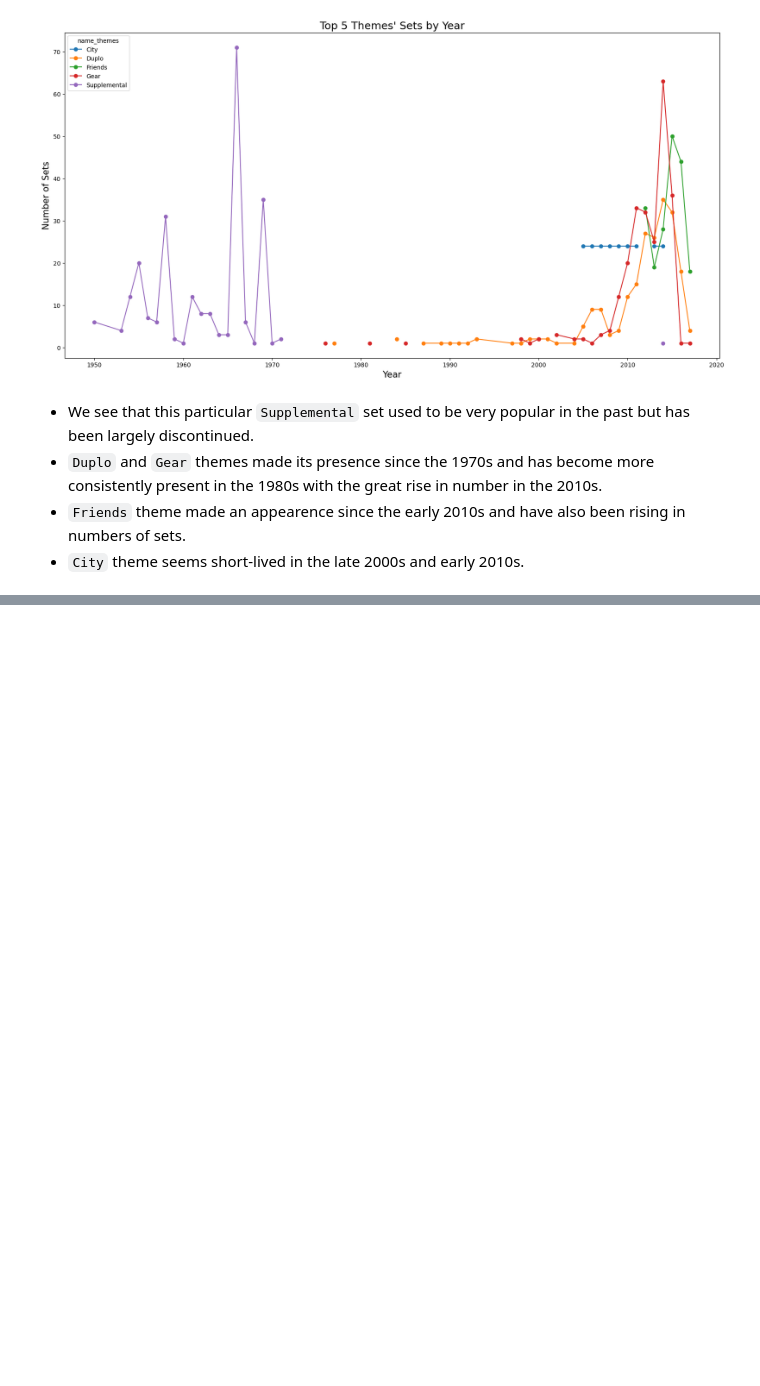
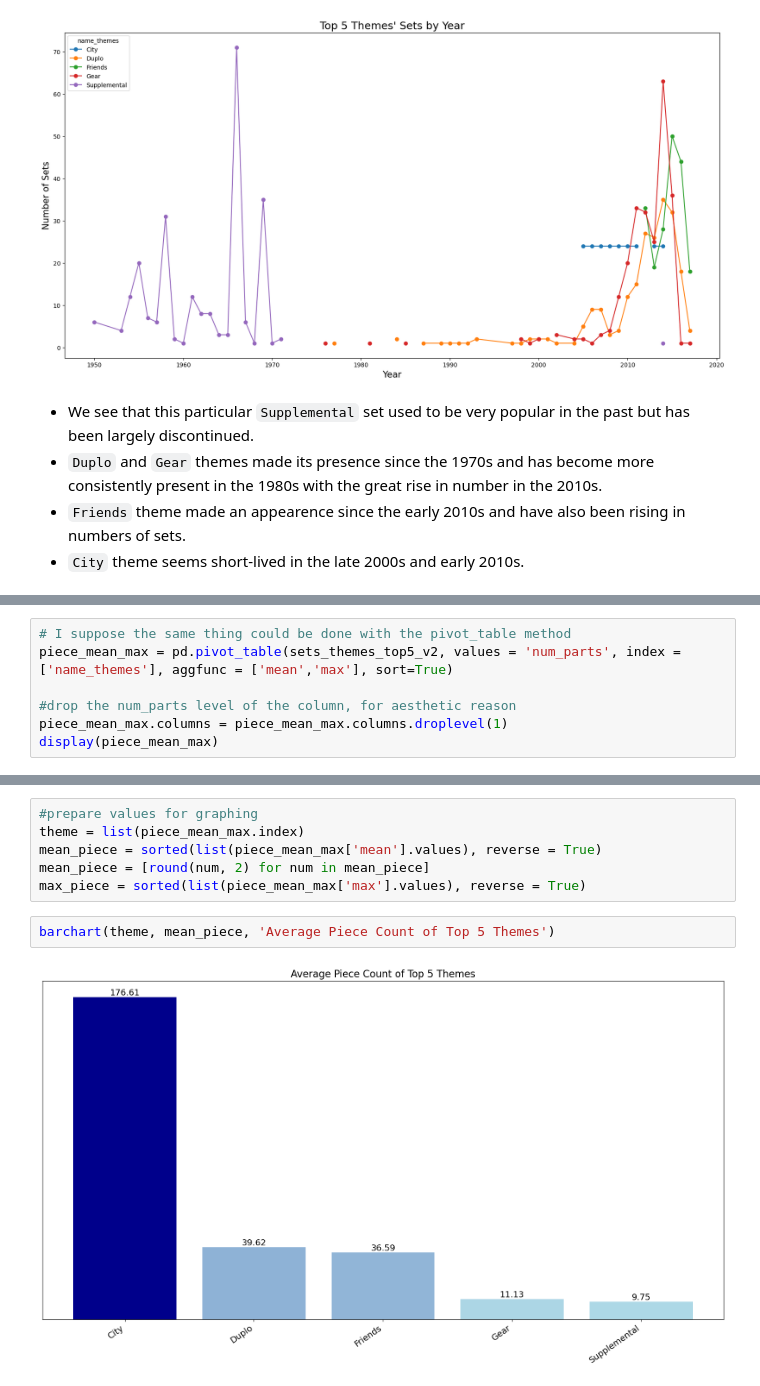
Before and after one commit to lanhoang82/Data-Portfolio-1, a Jupyter notebook: 5. Python - pandas - Data Manipulation/LEGO Database - EDA.ipynb, the cells around one changed output, grey strips where cells are left out. Cells and saved outputs as stored; diff of their text form; blank space fills up the shorter version.

```diff
--- a/5. Python - pandas - Data Manipulation/LEGO Database - EDA.ipynb
+++ b/5. Python - pandas - Data Manipulation/LEGO Database - EDA.ipynb
@@ -324,0 +322,7 @@ display(piece_mean_max)
+# %%
+# I suppose the same thing could be done with the pivot_table method
+piece_mean_max = pd.pivot_table(sets_themes_top5_v2, values = 'num_parts', index = ['name_themes'], aggfunc = ['mean','max'], sort=True)
+
+#drop the num_parts level of the column, for aesthetic reason
+piece_mean_max.columns = piece_mean_max.columns.droplevel(1)
+display(piece_mean_max)
@@ -324,0 +337,10 @@ display(piece_mean_max)
+# %%
+#prepare values for graphing
+theme = list(piece_mean_max.index)
+mean_piece = sorted(list(piece_mean_max['mean'].values), reverse = True)
+mean_piece = [round(num, 2) for num in mean_piece]
+max_piece = sorted(list(piece_mean_max['max'].values), reverse = True)
+# %%
+barchart(theme, mean_piece, 'Average Piece Count of Top 5 Themes')
+# %% [output]
+[figure, added]
```
Also changed, not shown: parts of 12 cells of this notebook.
